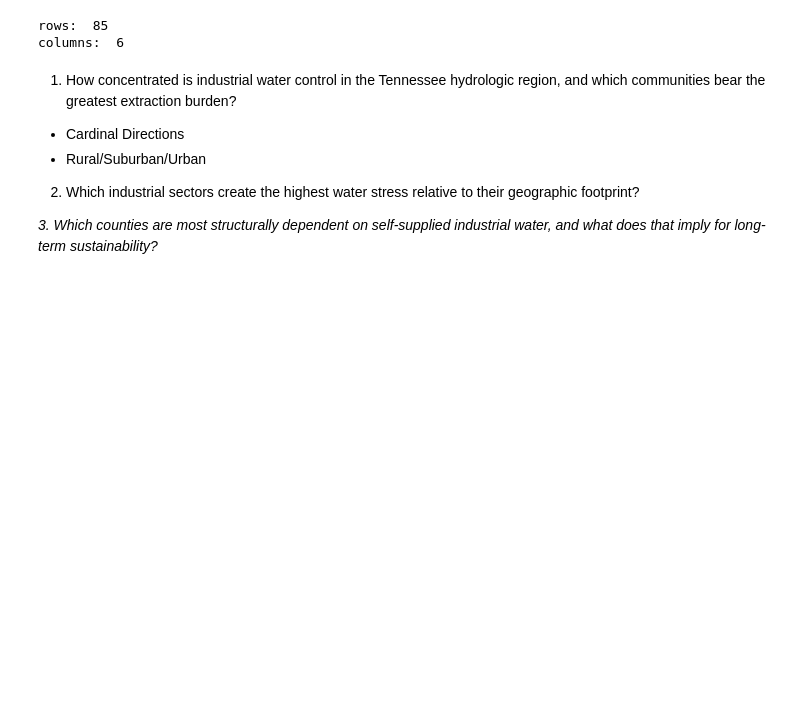
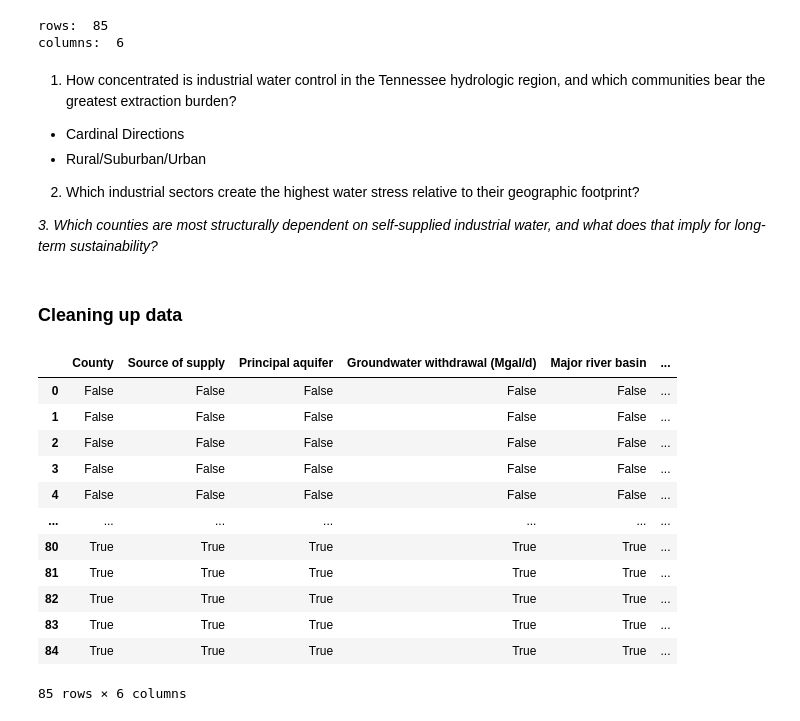
Before and after one commit to miab199/gwc-water, a Jupyter notebook: mia_water_trends.ipynb, the cells around one changed output. Drawn from its saved outputs; the diff is of its cells as text; code cells hidden in the pictures; blank space fills up the shorter version.

```diff
--- a/mia_water_trends.ipynb
+++ b/mia_water_trends.ipynb
@@ -35,3 +51,22 @@ columns:  6
 2. Which industrial sectors create the highest water stress relative to their geographic footprint?
 
 *3. Which counties are most structurally dependent on self-supplied industrial water, and what does that imply for long-term sustainability?*
+# %% [markdown]
+### Cleaning up data
+# %%
+# Looking for NAs or NaNs
+df.isna()
+# %% [output]
+|  | County | Source of supply | Principal aquifer | Groundwater withdrawal (Mgal/d) | Major river basin | ... |
+| 0 | False | False | False | False | False | ... |
+| 1 | False | False | False | False | False | ... |
+| 2 | False | False | False | False | False | ... |
+| 3 | False | False | False | False | False | ... |
+| 4 | False | False | False | False | False | ... |
+| ... | ... | ... | ... | ... | ... | ... |
+| 80 | True | True | True | True | True | ... |
+| 81 | True | True | True | True | True | ... |
+| 82 | True | True | True | True | True | ... |
+| 83 | True | True | True | True | True | ... |
+| 84 | True | True | True | True | True | ... |
+85 rows × 6 columns
```
Also changed, not shown: parts of 3 cells of this notebook.
